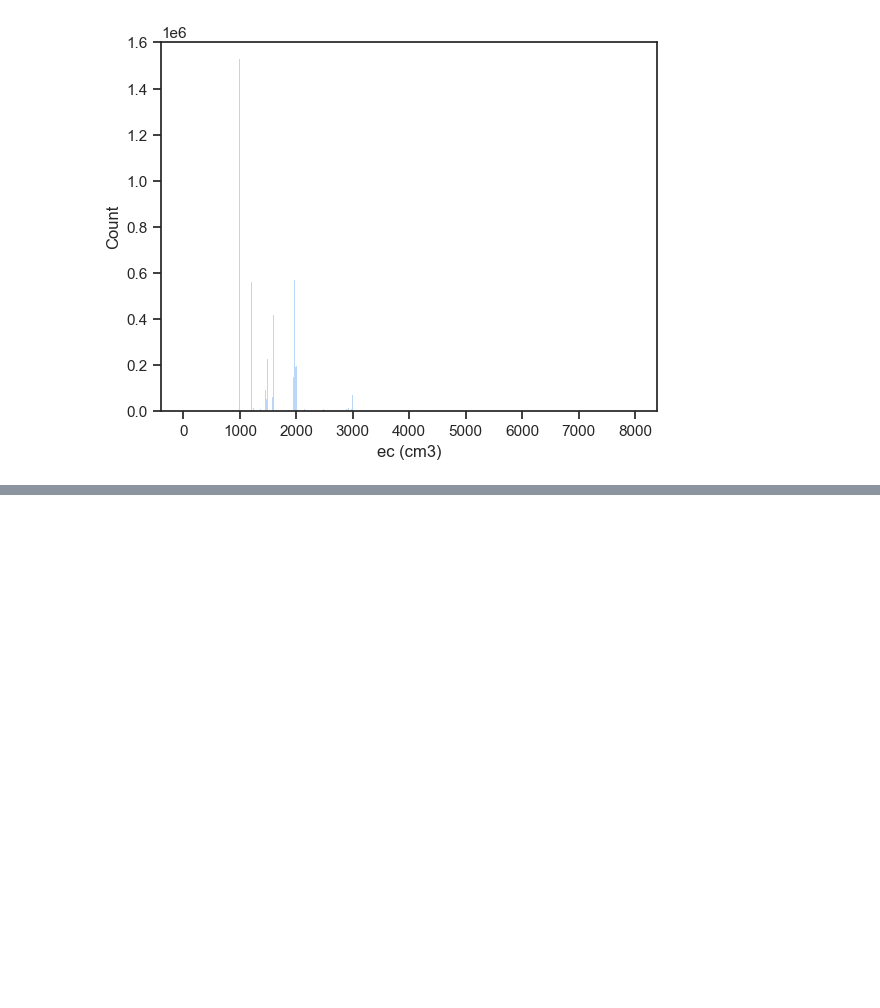
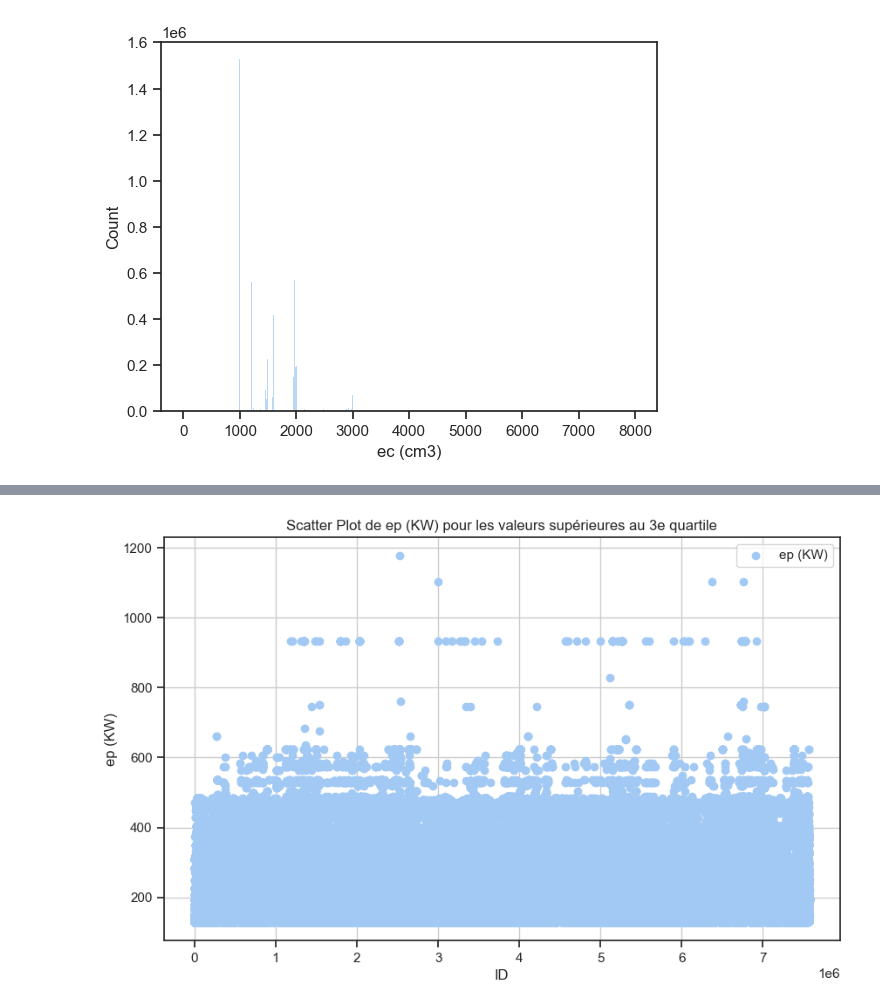
Before and after one commit to Naoyy/Challenge_Data_Mining, a Jupyter notebook: analyse_exploratoire.ipynb, the cells around one changed output, grey strips where cells are left out. Saved outputs shown, nothing was run; the diff lists cells and outputs as text; code cells hidden in the pictures; blank space fills up the shorter version.

```diff
--- a/analyse_exploratoire.ipynb
+++ b/analyse_exploratoire.ipynb
@@ -633,0 +674,13 @@ plt.show()
+# %%
+filtered_df = df[df["ep (KW)"] > df["ep (KW)"].quantile(0.75)]
+
+plt.figure(figsize=(10, 6))
+plt.scatter(filtered_df["ID"], filtered_df["ep (KW)"], c='b', marker='o', label="ep (KW)")
+plt.xlabel("ID")
+plt.ylabel("ep (KW)")
+plt.title("Scatter Plot de ep (KW) pour les valeurs supérieures au 3e quartile")
+plt.grid(True)
+plt.legend()
+plt.show()
+# %% [output]
+[figure, added]
```
Also changed, not shown: parts of 28 cells of this notebook.
